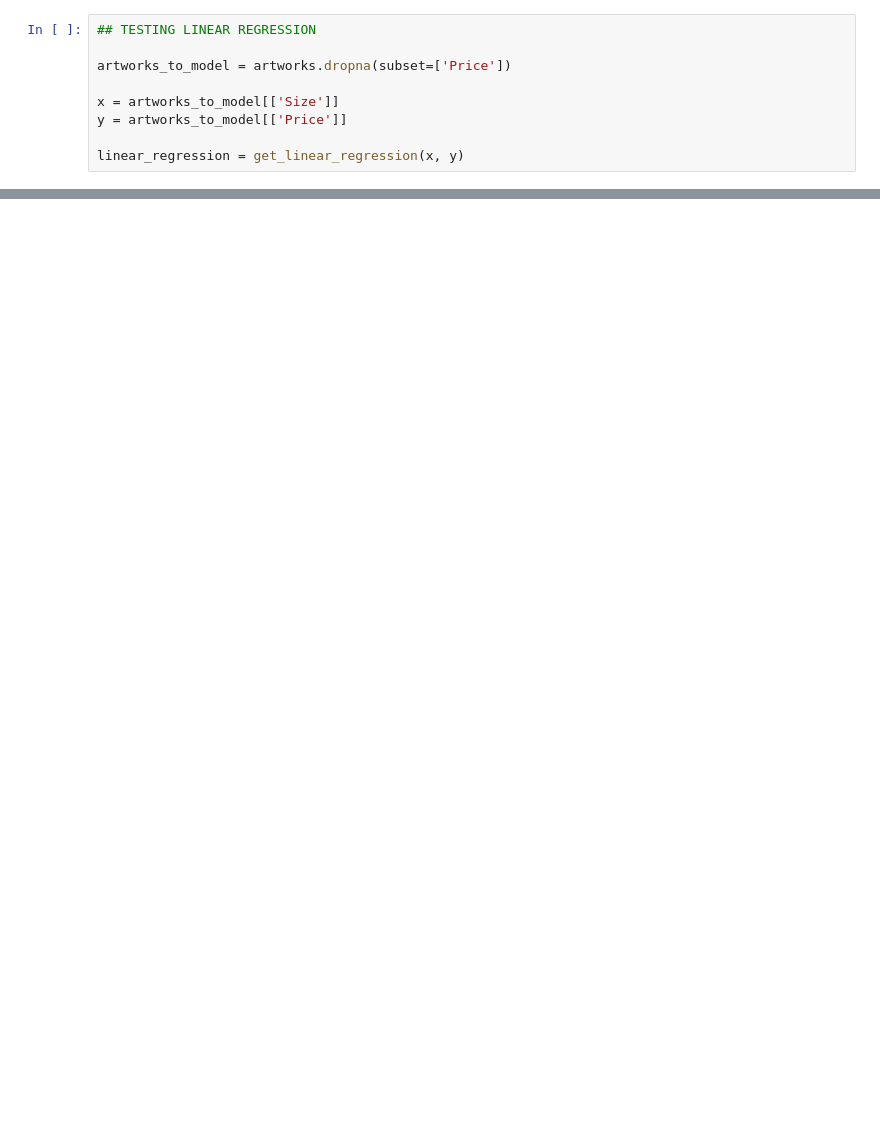
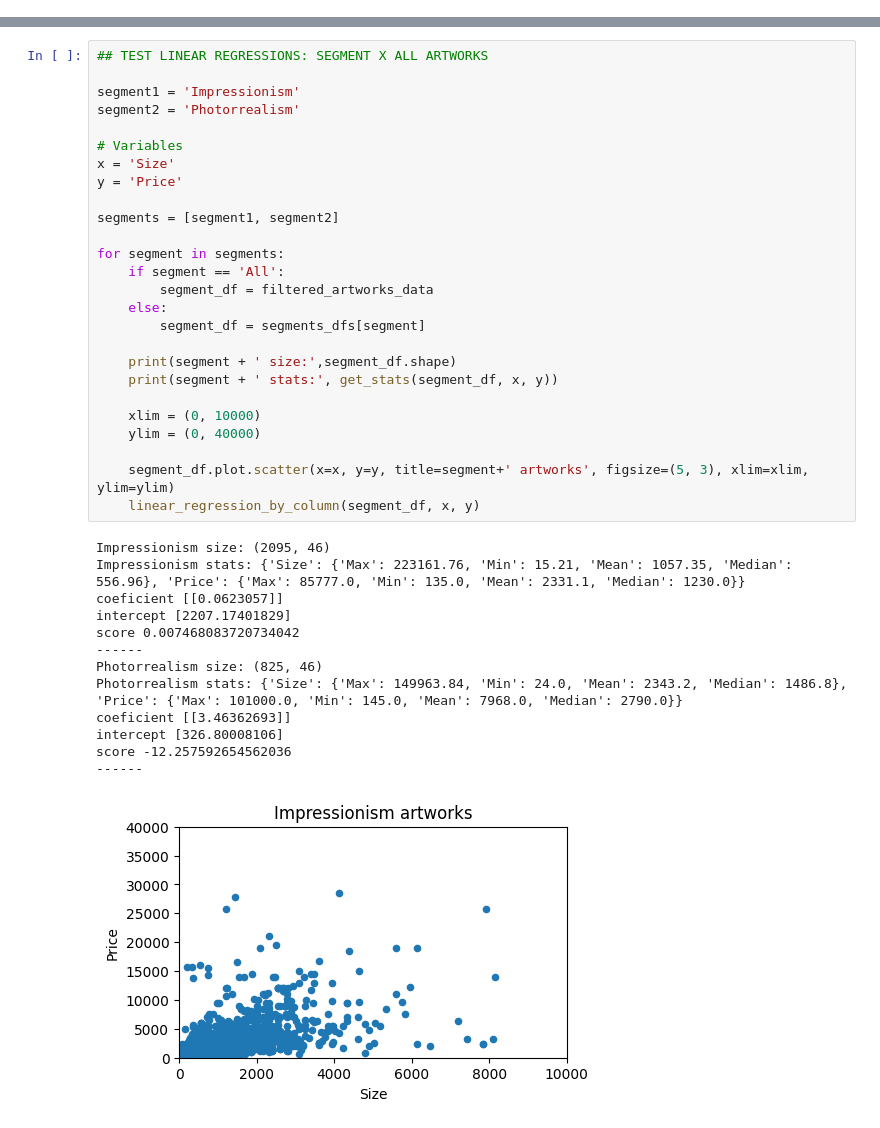
Before and after one commit to cryptogazzetta/art, a Jupyter notebook: analysis/saatchi_explore.ipynb, the cells around one changed output, grey strips where cells are left out. Cells and saved outputs as stored; diff of their text form; blank space fills up the shorter version.

```diff
--- a/analysis/saatchi_explore.ipynb
+++ b/analysis/saatchi_explore.ipynb
@@ -216,9 +143,0 @@ segments_mean_df
-# %%
-## TESTING LINEAR REGRESSION
-
-artworks_to_model = artworks.dropna(subset=['Price'])
-
-x = artworks_to_model[['Size']]
-y = artworks_to_model[['Price']]
-
-linear_regression = get_linear_regression(x, y)
@@ -228,0 +238,40 @@ score -8.687018343698641
+# %%
+## TEST LINEAR REGRESSIONS: SEGMENT X ALL ARTWORKS
+
+segment1 = 'Impressionism'
+segment2 = 'Photorrealism'
+
+# Variables
+x = 'Size'
+y = 'Price'
+
+segments = [segment1, segment2]
+
+for segment in segments:
+    if segment == 'All':
+        segment_df = filtered_artworks_data
+    else:
+        segment_df = segments_dfs[segment]
+
+    print(segment + ' size:',segment_df.shape)
+    print(segment + ' stats:', get_stats(segment_df, x, y))
+
+    xlim = (0, 10000)
+    ylim = (0, 40000)
+
+    segment_df.plot.scatter(x=x, y=y, title=segment+' artworks', figsize=(5, 3), xlim=xlim, ylim=ylim)
+    linear_regression_by_column(segment_df, x, y)
+# %% [output]
+Impressionism size: (2095, 46)
+Impressionism stats: {'Size': {'Max': 223161.76, 'Min': 15.21, 'Mean': 1057.35, 'Median': 556.96}, 'Price': {'Max': 85777.0, 'Min': 135.0, 'Mean': 2331.1, 'Median': 1230.0}}
+coeficient [[0.0623057]]
+intercept [2207.17401829]
+score 0.007468083720734042
+------
+Photorrealism size: (825, 46)
+Photorrealism stats: {'Size': {'Max': 149963.84, 'Min': 24.0, 'Mean': 2343.2, 'Median': 1486.8}, 'Price': {'Max': 101000.0, 'Min': 145.0, 'Mean': 7968.0, 'Median': 2790.0}}
+coeficient [[3.46362693]]
+intercept [326.80008106]
+score -12.257592654562036
+------
+[figure, added]
```
Also changed, not shown: parts of 13 cells of this notebook.
